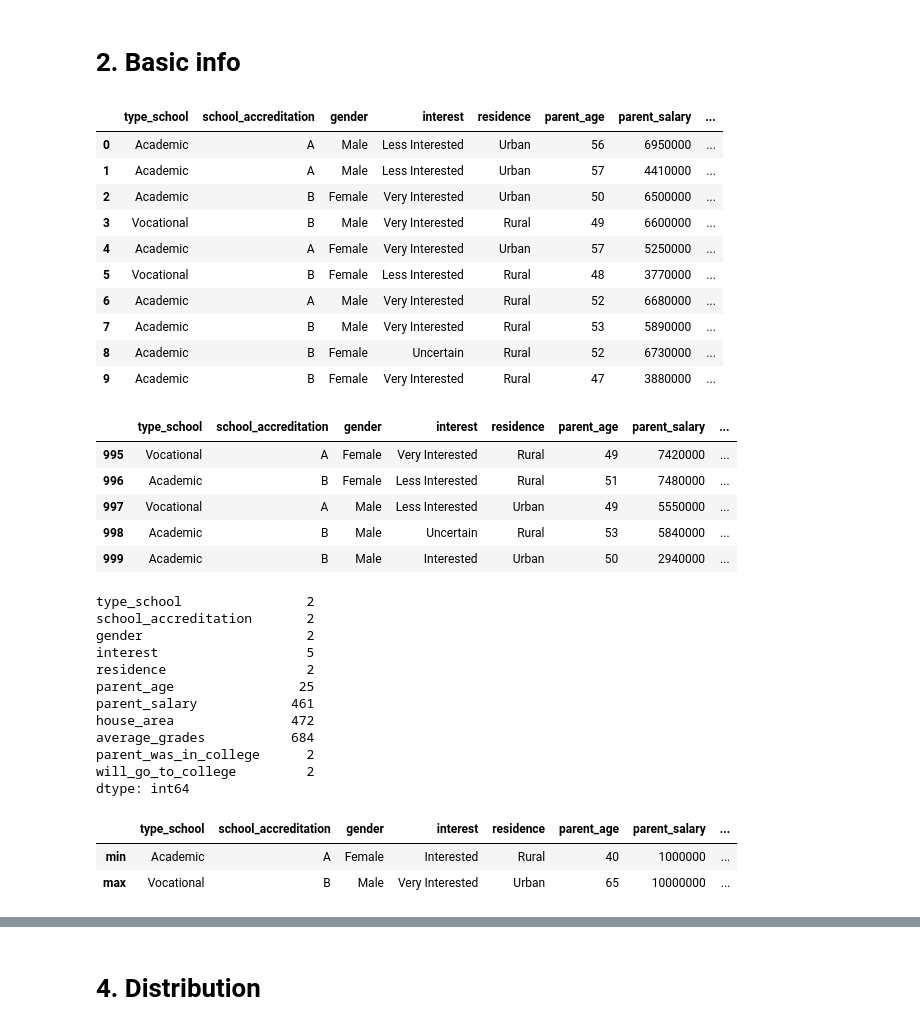
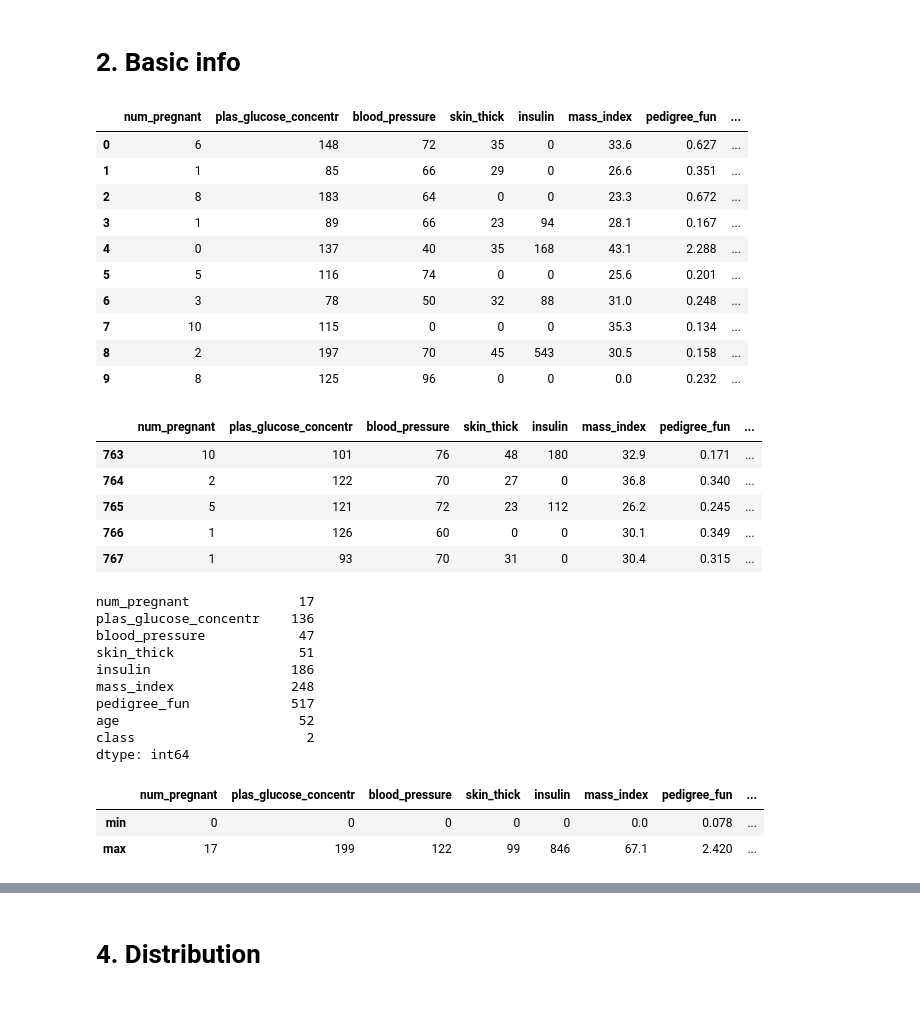
Before and after one commit to FilipLangiewicz/AutoMLTunability, a Jupyter notebook: code/EDA/EDA_diabetes.ipynb, the cells around one changed output, grey strips where cells are left out. Cells and saved outputs as stored; diff of their text form; code cells hidden in the pictures.

```diff
--- a/code/EDA/EDA_diabetes.ipynb
+++ b/code/EDA/EDA_diabetes.ipynb
@@ -8,53 +8,51 @@ warnings.filterwarnings("ignore")
 # %%
 import pandas as pd
 
-college_df = pd.read_csv('../../data/college.csv')
+diabetes_df = pd.read_csv('../../data/diabetes.csv')
 # %% [markdown]
 # 2. Basic info
 # %%
-college_df.head(10)
+diabetes_df.head(10)
 # %% [output]
-|  | type_school | school_accreditation | gender | interest | residence | parent_age | parent_salary | ... |
-| 0 | Academic | A | Male | Less Interested | Urban | 56 | 6950000 | ... |
-| 1 | Academic | A | Male | Less Interested | Urban | 57 | 4410000 | ... |
-| 2 | Academic | B | Female | Very Interested | Urban | 50 | 6500000 | ... |
-| 3 | Vocational | B | Male | Very Interested | Rural | 49 | 6600000 | ... |
-| 4 | Academic | A | Female | Very Interested | Urban | 57 | 5250000 | ... |
-| 5 | Vocational | B | Female | Less Interested | Rural | 48 | 3770000 | ... |
-| 6 | Academic | A | Male | Very Interested | Rural | 52 | 6680000 | ... |
-| 7 | Academic | B | Male | Very Interested | Rural | 53 | 5890000 | ... |
-| 8 | Academic | B | Female | Uncertain | Rural | 52 | 6730000 | ... |
-| 9 | Academic | B | Female | Very Interested | Rural | 47 | 3880000 | ... |
+|  | num_pregnant | plas_glucose_concentr | blood_pressure | skin_thick | insulin | mass_index | pedigree_fun | ... |
+| 0 | 6 | 148 | 72 | 35 | 0 | 33.6 | 0.627 | ... |
+| 1 | 1 | 85 | 66 | 29 | 0 | 26.6 | 0.351 | ... |
+| 2 | 8 | 183 | 64 | 0 | 0 | 23.3 | 0.672 | ... |
+| 3 | 1 | 89 | 66 | 23 | 94 | 28.1 | 0.167 | ... |
+| 4 | 0 | 137 | 40 | 35 | 168 | 43.1 | 2.288 | ... |
+| 5 | 5 | 116 | 74 | 0 | 0 | 25.6 | 0.201 | ... |
+| 6 | 3 | 78 | 50 | 32 | 88 | 31.0 | 0.248 | ... |
+| 7 | 10 | 115 | 0 | 0 | 0 | 35.3 | 0.134 | ... |
+| 8 | 2 | 197 | 70 | 45 | 543 | 30.5 | 0.158 | ... |
+| 9 | 8 | 125 | 96 | 0 | 0 | 0.0 | 0.232 | ... |
 # %%
-college_df.tail()
+diabetes_df.tail()
 # %% [output]
-|  | type_school | school_accreditation | gender | interest | residence | parent_age | parent_salary | ... |
-| 995 | Vocational | A | Female | Very Interested | Rural | 49 | 7420000 | ... |
-| 996 | Academic | B | Female | Less Interested | Rural | 51 | 7480000 | ... |
-| 997 | Vocational | A | Male | Less Interested | Urban | 49 | 5550000 | ... |
-| 998 | Academic | B | Male | Uncertain | Rural | 53 | 5840000 | ... |
-| 999 | Academic | B | Male | Interested | Urban | 50 | 2940000 | ... |
+|  | num_pregnant | plas_glucose_concentr | blood_pressure | skin_thick | insulin | mass_index | pedigree_fun | ... |
+| 763 | 10 | 101 | 76 | 48 | 180 | 32.9 | 0.171 | ... |
+| 764 | 2 | 122 | 70 | 27 | 0 | 36.8 | 0.340 | ... |
+| 765 | 5 | 121 | 72 | 23 | 112 | 26.2 | 0.245 | ... |
+| 766 | 1 | 126 | 60 | 0 | 0 | 30.1 | 0.349 | ... |
+| 767 | 1 | 93 | 70 | 31 | 0 | 30.4 | 0.315 | ... |
 # %%
-college_df.nunique()
+diabetes_df.nunique()
 # %% [output]
-type_school                2
-school_accreditation       2
-gender                     2
-interest                   5
-residence                  2
-parent_age                25
-parent_salary            461
-house_area               472
-average_grades           684
-parent_was_in_college      2
-will_go_to_college         2
+num_pregnant              17
+plas_glucose_concentr    136
+blood_pressure            47
+skin_thick                51
+insulin                  186
+mass_index               248
+pedigree_fun             517
+age                       52
+class                      2
 dtype: int64
 # %%
-college_df.agg(['min', 'max'])
+diabetes_df.agg(['min', 'max'])
 # %% [output]
-|  | type_school | school_accreditation | gender | interest | residence | parent_age | parent_salary | ... |
-| min | Academic | A | Female | Interested | Rural | 40 | 1000000 | ... |
-| max | Vocational | B | Male | Very Interested | Urban | 65 | 10000000 | ... |
+|  | num_pregnant | plas_glucose_concentr | blood_pressure | skin_thick | insulin | mass_index | pedigree_fun | ... |
+| min | 0 | 0 | 0 | 0 | 0 | 0.0 | 0.078 | ... |
+| max | 17 | 199 | 122 | 99 | 846 | 67.1 | 2.420 | ... |
 # %%
 # Show unique values in columns:
 
```
Also changed, not shown: parts of 12 cells of this notebook, 1 other file.
